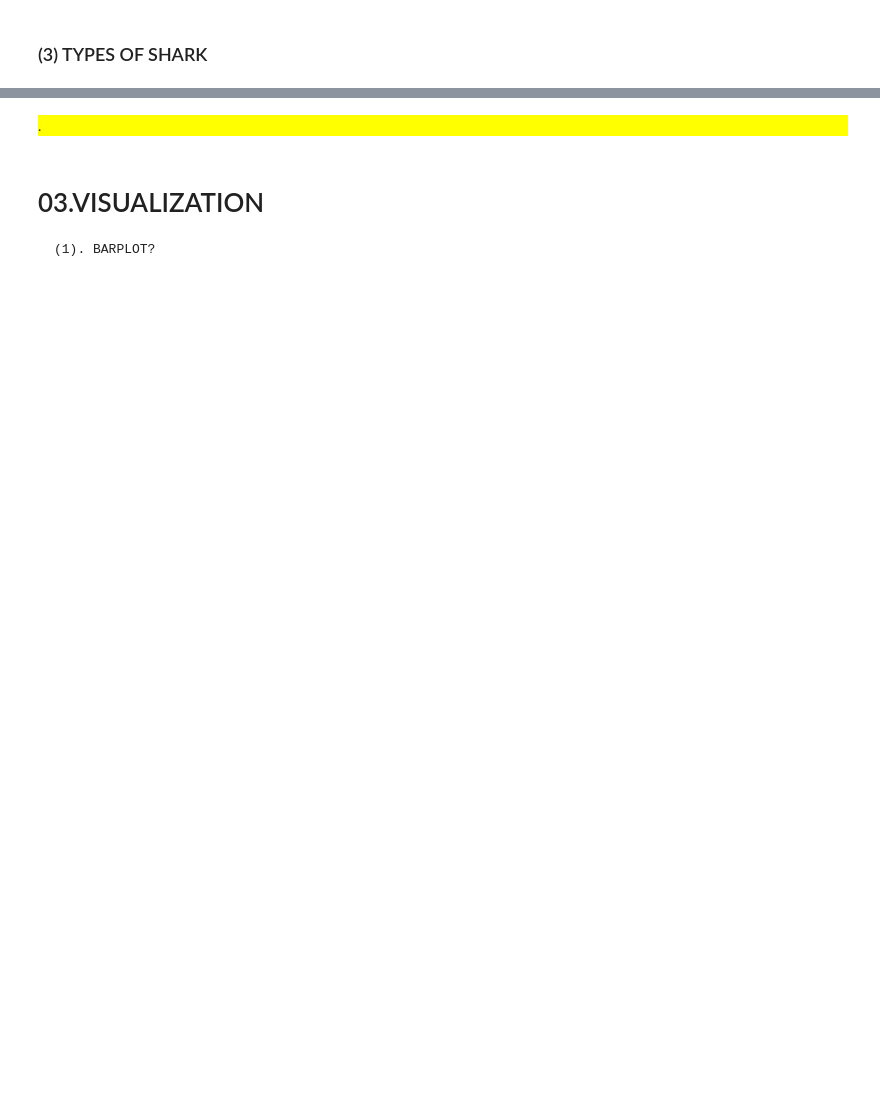
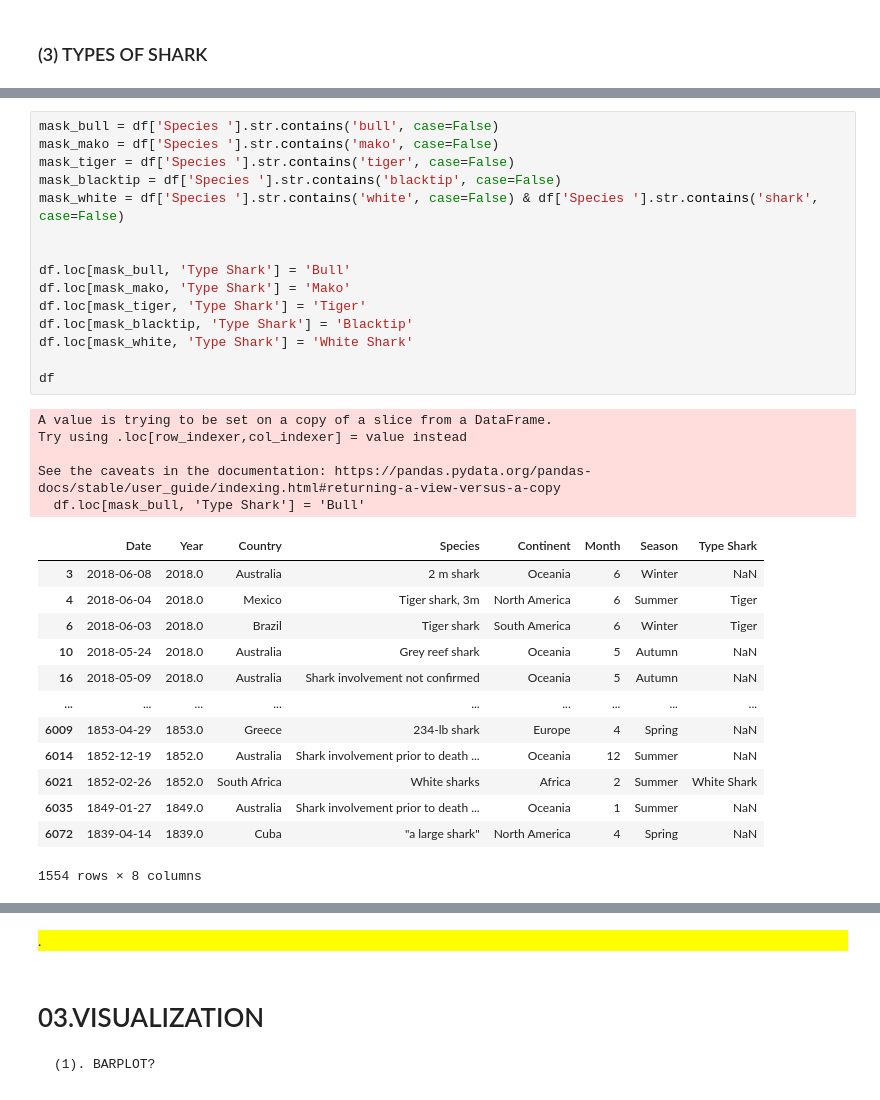
Before and after one commit to bripollc/01_EDA_Sharks, a Jupyter notebook: exploration.ipynb, the cells around one changed output, grey strips where cells are left out. Cells and saved outputs as stored; diff of their text form; blank space fills up the shorter version.

```diff
--- a/exploration.ipynb
+++ b/exploration.ipynb
@@ -451 +433,35 @@ df[df['Species '].isin(shark_species)]
+# %%
+mask_bull = df['Species '].str.contains('bull', case=False)
+mask_mako = df['Species '].str.contains('mako', case=False)
+mask_tiger = df['Species '].str.contains('tiger', case=False)
+mask_blacktip = df['Species '].str.contains('blacktip', case=False)
+mask_white = df['Species '].str.contains('white', case=False) & df['Species '].str.contains('shark', case=False)
+
+
+df.loc[mask_bull, 'Type Shark'] = 'Bull'
+df.loc[mask_mako, 'Type Shark'] = 'Mako'
+df.loc[mask_tiger, 'Type Shark'] = 'Tiger'
+df.loc[mask_blacktip, 'Type Shark'] = 'Blacktip'
+df.loc[mask_white, 'Type Shark'] = 'White Shark'
+
+df
+# %% [output]
+A value is trying to be set on a copy of a slice from a DataFrame.
+Try using .loc[row_indexer,col_indexer] = value instead
+
+See the caveats in the documentation: https://pandas.pydata.org/pandas-docs/stable/user_guide/indexing.html#returning-a-view-versus-a-copy
+  df.loc[mask_bull, 'Type Shark'] = 'Bull'
+|  | Date | Year | Country | Species | Continent | Month | Season | Type Shark |
+| 3 | 2018-06-08 | 2018.0 | Australia | 2 m shark | Oceania | 6 | Winter | NaN |
+| 4 | 2018-06-04 | 2018.0 | Mexico | Tiger shark, 3m | North America | 6 | Summer | Tiger |
+| 6 | 2018-06-03 | 2018.0 | Brazil | Tiger shark | South America | 6 | Winter | Tiger |
+| 10 | 2018-05-24 | 2018.0 | Australia | Grey reef shark | Oceania | 5 | Autumn | NaN |
+| 16 | 2018-05-09 | 2018.0 | Australia | Shark involvement not confirmed | Oceania | 5 | Autumn | NaN |
+| ... | ... | ... | ... | ... | ... | ... | ... | ... |
+| 6009 | 1853-04-29 | 1853.0 | Greece | 234-lb shark | Europe | 4 | Spring | NaN |
+| 6014 | 1852-12-19 | 1852.0 | Australia | Shark involvement prior to death ... | Oceania | 12 | Summer | NaN |
+| 6021 | 1852-02-26 | 1852.0 | South Africa | White sharks | Africa | 2 | Summer | White Shark |
+| 6035 | 1849-01-27 | 1849.0 | Australia | Shark involvement prior to death ... | Oceania | 1 | Summer | NaN |
+| 6072 | 1839-04-14 | 1839.0 | Cuba | "a large shark" | North America | 4 | Spring | NaN |
+1554 rows × 8 columns
 # %%
```
Also changed, not shown: parts of 22 cells of this notebook.
